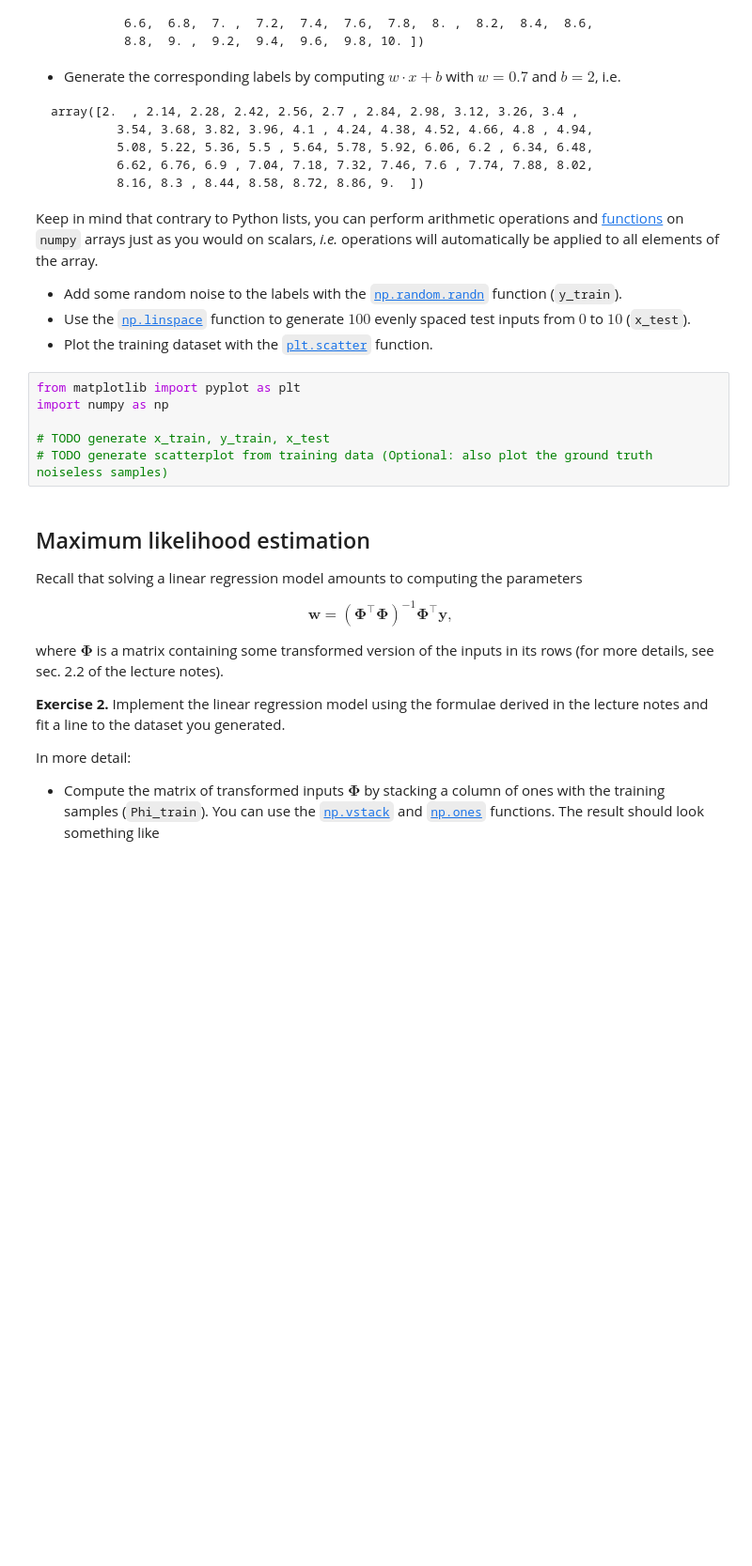
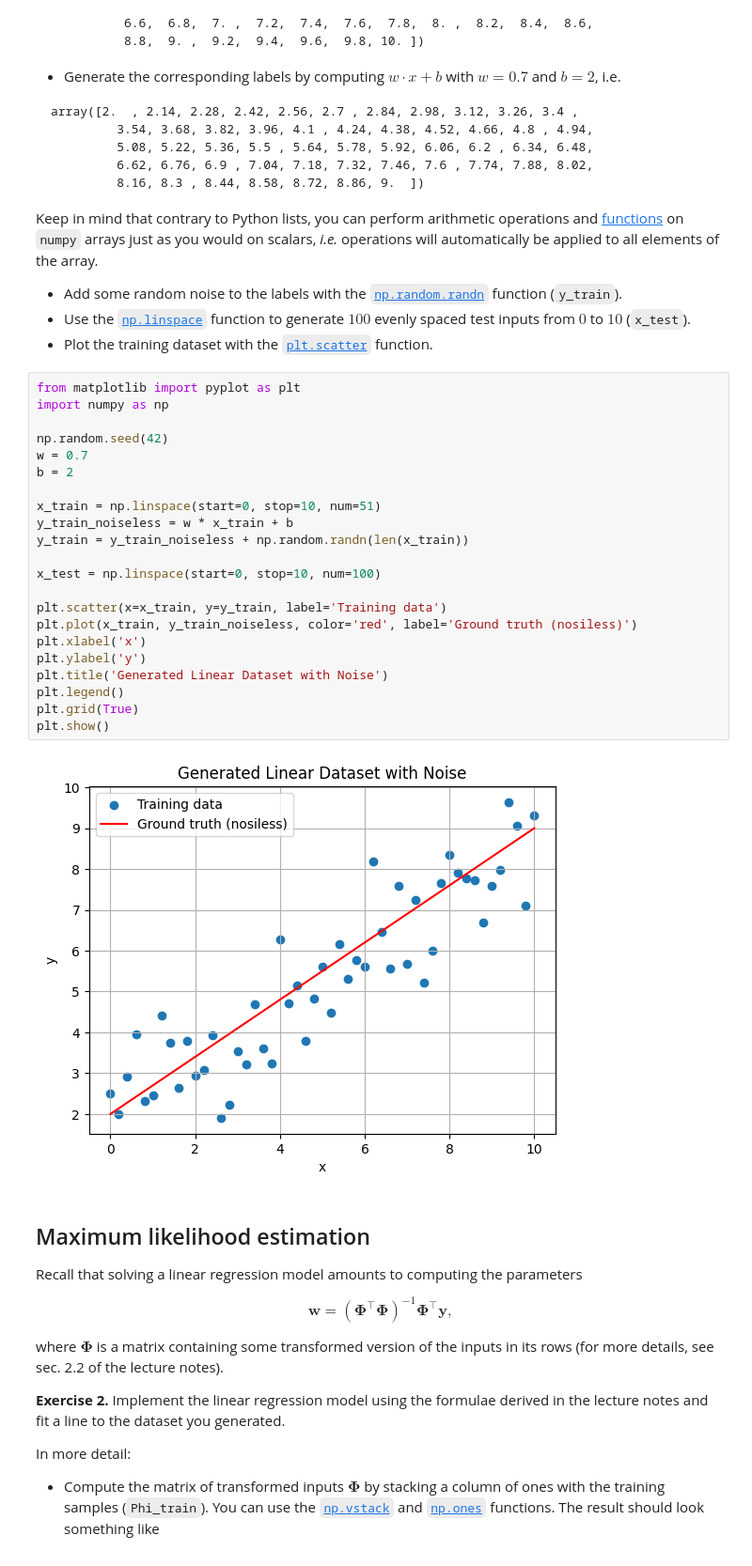
Before and after one commit to Agoston03/Machine-Learning-VIMIMA05, a Jupyter notebook: ML_2026_lab2_linreg.ipynb, the cells around one changed output. Shown at 94% size. Cells and saved outputs as stored; diff of their text form; blank space fills up the shorter version.

```diff
--- a/ML_2026_lab2_linreg.ipynb
+++ b/ML_2026_lab2_linreg.ipynb
@@ -33,12 +33,30 @@ Keep in mind that contrary to Python lists, you can perform arithmetic operation
 - Add some random noise to the labels with the [`np.random.randn`](https://numpy.org/doc/stable/reference/random/generated/numpy.random.randn.html) function (`y_train`).
 - Use the [`np.linspace`](https://numpy.org/doc/stable/reference/generated/numpy.linspace.html) function to generate $100$ evenly spaced test inputs from $0$ to $10$ (`x_test`).
 - Plot the training dataset with the [`plt.scatter`](https://matplotlib.org/stable/api/_as_gen/matplotlib.pyplot.scatter.html) function.
-# %%
-from matplotlib import pyplot as plt
-import numpy as np
-
-# TODO generate x_train, y_train, x_test
-# TODO generate scatterplot from training data (Optional: also plot the ground truth noiseless samples)
+# %%
+from matplotlib import pyplot as plt
+import numpy as np
+
+np.random.seed(42)
+w = 0.7
+b = 2
+
+x_train = np.linspace(start=0, stop=10, num=51)
+y_train_noiseless = w * x_train + b
+y_train = y_train_noiseless + np.random.randn(len(x_train))
+
+x_test = np.linspace(start=0, stop=10, num=100)
+
+plt.scatter(x=x_train, y=y_train, label='Training data')
+plt.plot(x_train, y_train_noiseless, color='red', label='Ground truth (nosiless)')
+plt.xlabel('x')
+plt.ylabel('y')
+plt.title('Generated Linear Dataset with Noise')
+plt.legend()
+plt.grid(True)
+plt.show()
+# %% [output]
+[figure, added]
 # %% [markdown]
 ## Maximum likelihood estimation
 
```
Also changed, not shown: parts of 9 cells of this notebook.
